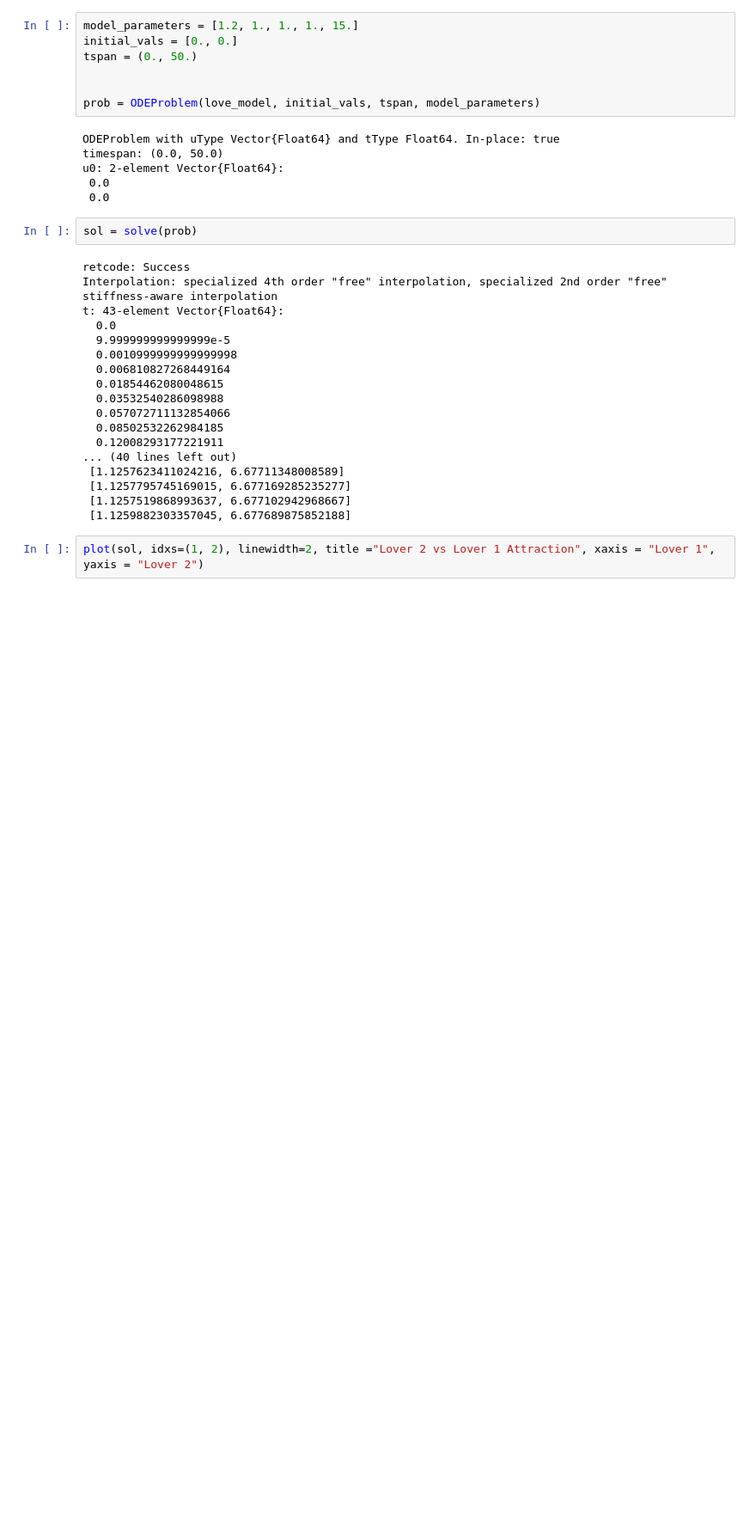
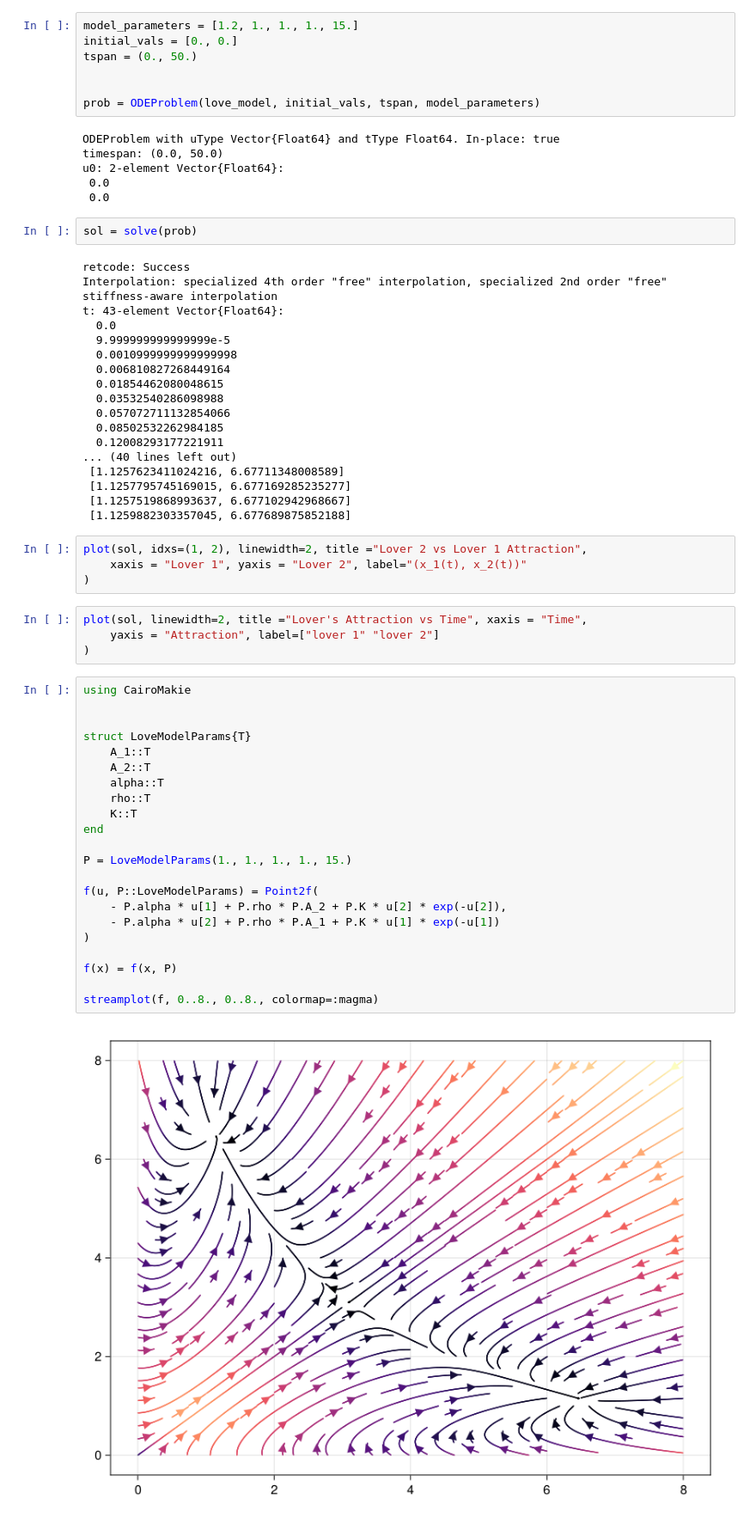
Before and after one commit to colinpcurtis/math142-project, a Jupyter notebook: StarterCode.ipynb, the cells around one changed output. Shown at 86% size. Drawn from its saved outputs; the diff is of its cells as text; blank space fills up the shorter version.

Commit message:
Get plots working for starter code

```diff
--- a/StarterCode.ipynb
+++ b/StarterCode.ipynb
@@ -44,4 +44,34 @@ t: 43-element Vector{Float64}:
  [1.1257519868993637, 6.677102942968667]
  [1.1259882303357045, 6.677689875852188]
 # %%
-plot(sol, idxs=(1, 2), linewidth=2, title ="Lover 2 vs Lover 1 Attraction", xaxis = "Lover 1", yaxis = "Lover 2")
+plot(sol, idxs=(1, 2), linewidth=2, title ="Lover 2 vs Lover 1 Attraction",
+    xaxis = "Lover 1", yaxis = "Lover 2", label="(x_1(t), x_2(t))"
+)
+# %%
+plot(sol, linewidth=2, title ="Lover's Attraction vs Time", xaxis = "Time",
+    yaxis = "Attraction", label=["lover 1" "lover 2"]
+)
+# %%
+using CairoMakie
+
+
+struct LoveModelParams{T}
+    A_1::T
+    A_2::T
+    alpha::T
+    rho::T
+    K::T
+end
+
+P = LoveModelParams(1., 1., 1., 1., 15.)
+
+f(u, P::LoveModelParams) = Point2f(
+    - P.alpha * u[1] + P.rho * P.A_2 + P.K * u[2] * exp(-u[2]),
+    - P.alpha * u[2] + P.rho * P.A_1 + P.K * u[1] * exp(-u[1])
+)
+
+f(x) = f(x, P)
+
+streamplot(f, 0..8., 0..8., colormap=:magma)
+# %% [output]
+[figure, added]
```
